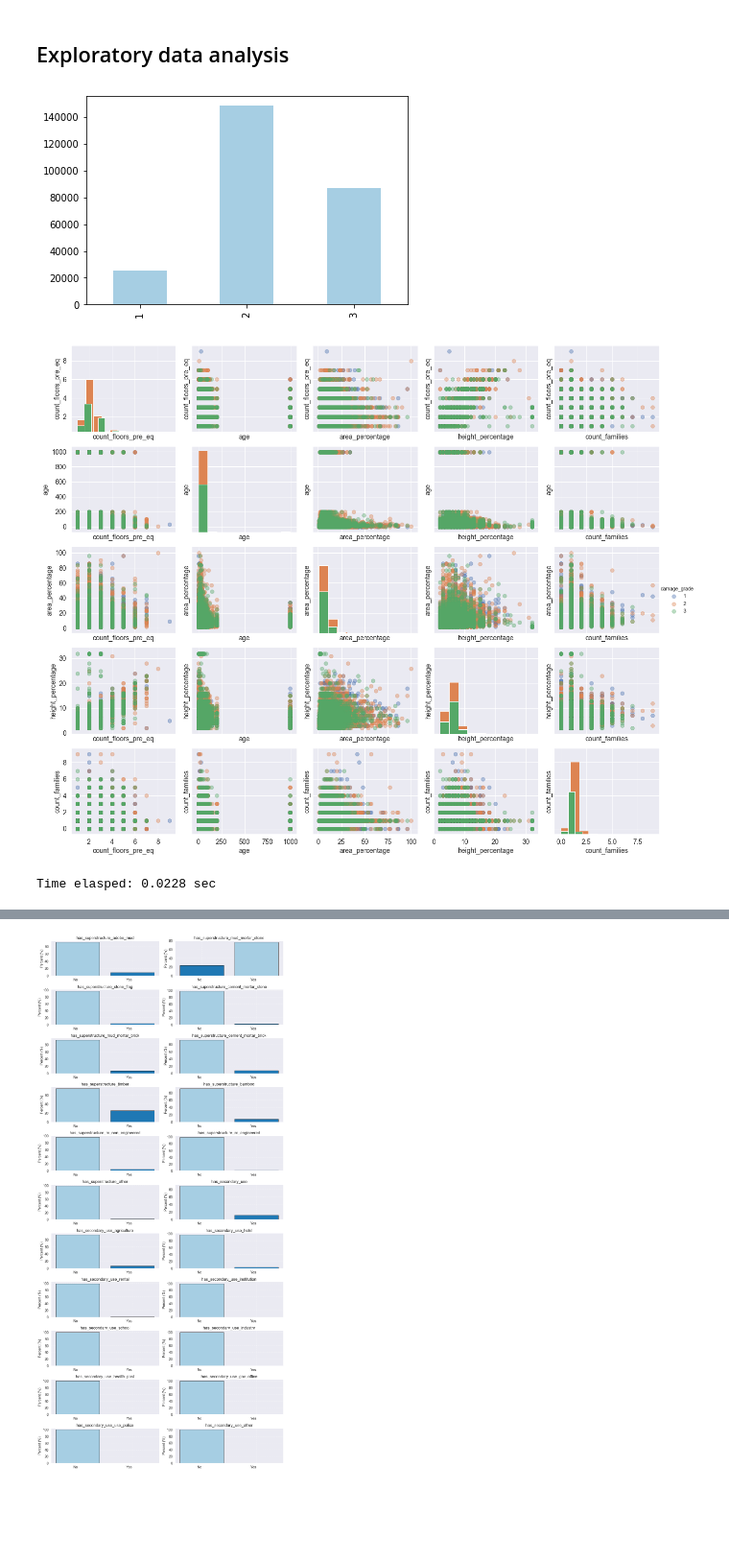
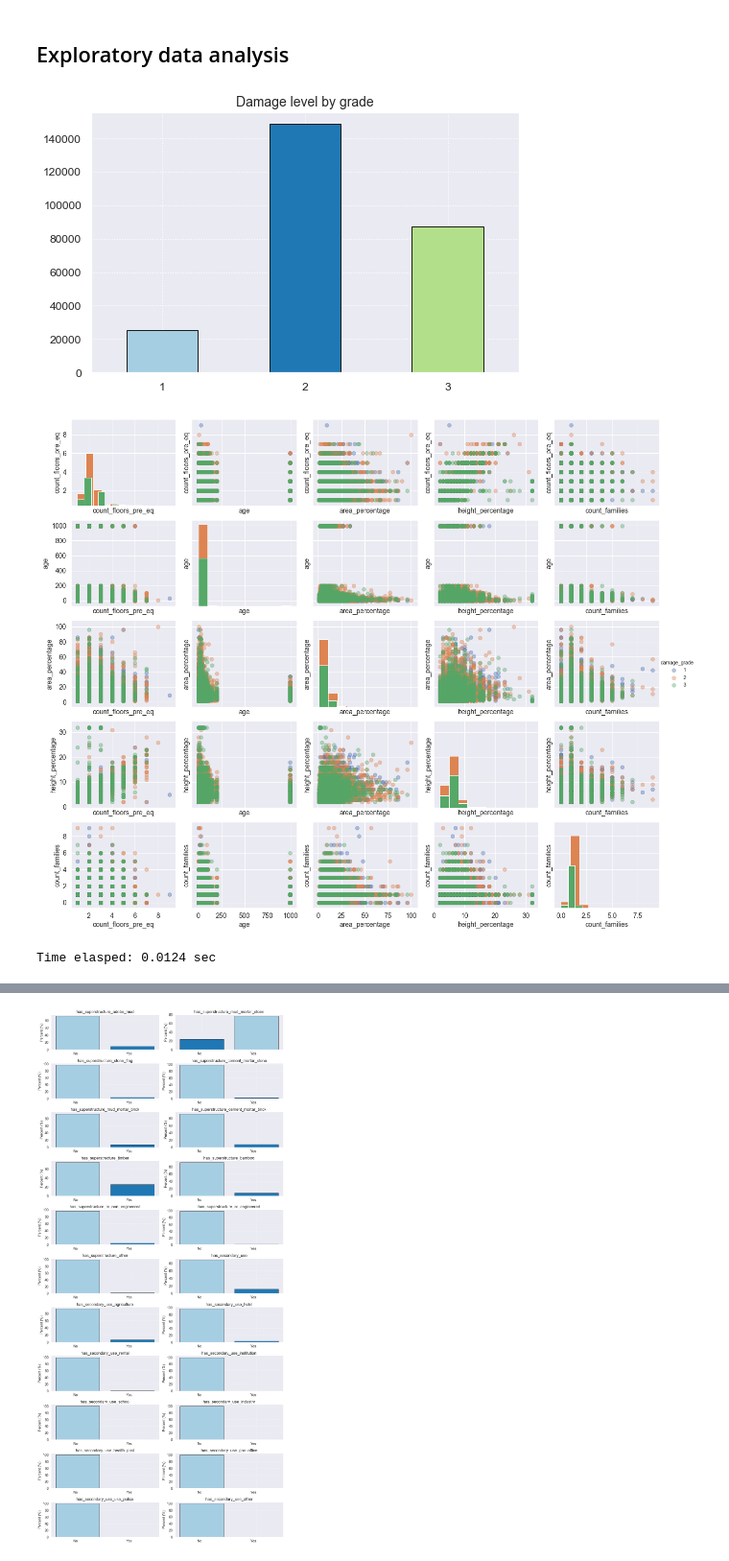
Before and after one commit to capac/scikit-learn-exercises, a Jupyter notebook: modeling-earthquake-damage.ipynb, the cells around one changed output, grey strips where cells are left out. Shown: that part at 96% size. Saved outputs shown, nothing was run; the diff lists cells and outputs as text; code cells hidden in the pictures; blank space fills up the shorter version.

Commit message:
Improved damage grade plot

```diff
--- a/modeling-earthquake-damage.ipynb
+++ b/modeling-earthquake-damage.ipynb
@@ -186,10 +186,16 @@ dtype: int64
 mod_num_attrib_list = list(num_attrib)
 mod_num_attrib_list.append(train_values_df.join(train_labels_df).columns[-1])
 mod_num_attrib_df = train_values_df.join(train_labels_df)[mod_num_attrib_list]
-# %%
-train_labels_df['damage_grade'].value_counts(ascending=False).sort_index().plot(kind='bar', colormap=plt.cm.Paired);
-# %% [output]
-[figure, removed]
+# %%
+sns.set(style='darkgrid', color_codes=True)
+plt.figure(figsize=(8, 5))
+train_labels_df['damage_grade'].value_counts(ascending=False).sort_index().plot(kind='bar', color=plt.cm.Paired.colors, edgecolor='k')
+plt.title('Damage level by grade', fontsize=14)
+plt.xticks(fontsize=12, rotation=0)
+plt.yticks(fontsize=12)
+plt.grid(linestyle=':');
+# %% [output]
+[figure, added]
 # %%
 t0 = time()
 model_dir = Path('./earthquakes_models')
@@ -198,7 +204,7 @@ if pairplot_file.is_file():
     from IPython.display import Image
     display(Image(filename = pairplot_file))
 else:
-    sns.set(style='darkgrid', color_codes=True)
+#     sns.set(style='darkgrid', color_codes=True)
     g = sns.PairGrid(mod_num_attrib_df, hue='damage_grade', height=3.0, aspect=1.2)
     g = g.map_diag(plt.hist)
     g = g.map_offdiag(plt.scatter, s=60, alpha=0.4)
@@ -228,7 +234,7 @@ else:
 print(f'Time elasped: {time() - t0:.4f} sec');
 # %% [output]
 [figure]
-Time elasped: 0.0228 sec
+Time elasped: 0.0124 sec
 # %%
 print(f'Categorical columns: {list(cat_attrib)}\n')
 print(f'Number of categorical columns: {len(cat_attrib)}\n')
```
Also changed, not shown: parts of 8 cells of this notebook.
